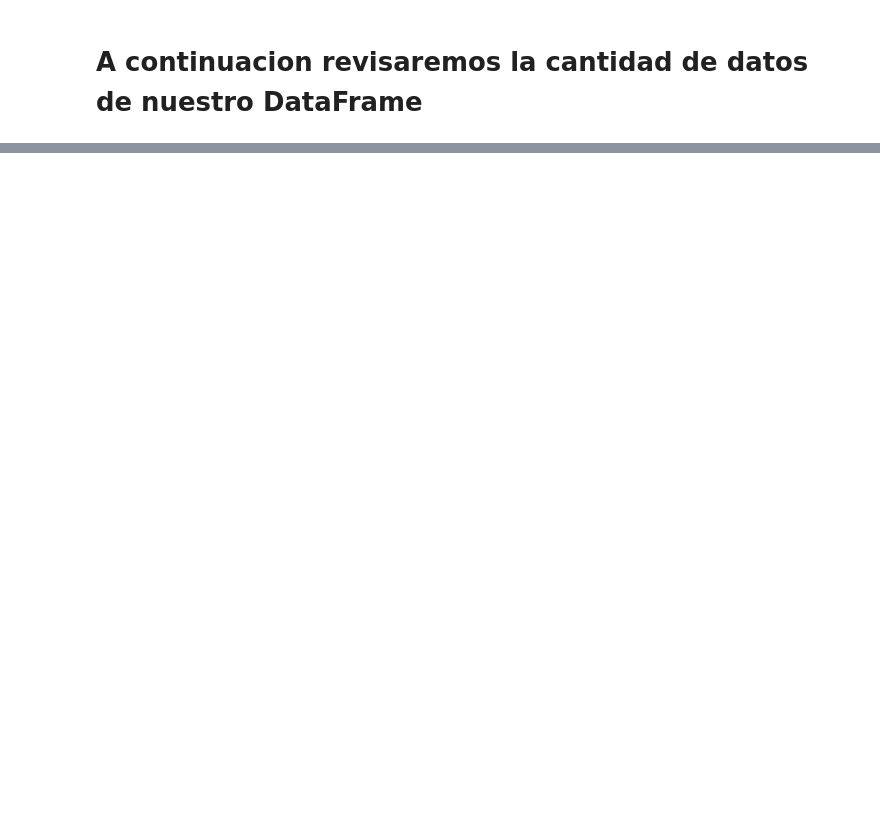
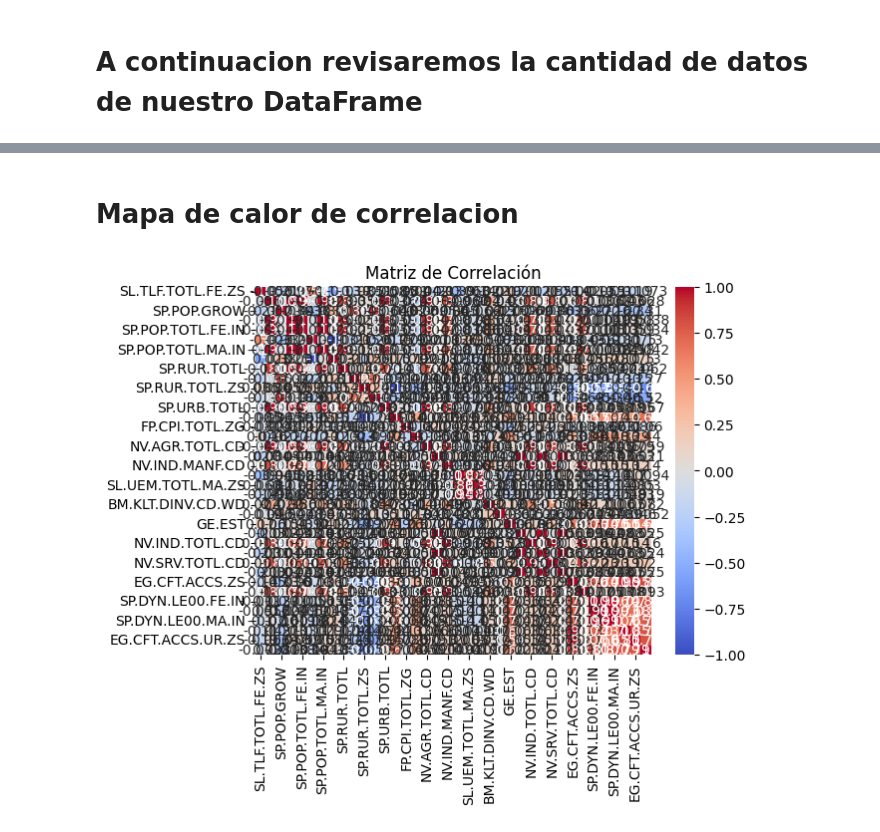
Before and after one commit to cristiancarcamo-netizen/Portafolio, a Jupyter notebook: World_bank.ipynb, the cells around one changed output, grey strips where cells are left out. Saved outputs shown, nothing was run; the diff lists cells and outputs as text; code cells hidden in the pictures; blank space fills up the shorter version.

```diff
--- a/World_bank.ipynb
+++ b/World_bank.ipynb
@@ -197,0 +344,13 @@ El dataframe contiene 197 filas y 36 columnas, de las cuales 24 contienen regist
+# %%
+scaler = StandardScaler()
+x_std = scaler.fit_transform(x)
+x_std = pd.DataFrame(x_std, columns=x.columns)
+# %% [markdown]
+# Mapa de calor de correlacion
+# %%
+corr = x_std.corr()
+sns.heatmap(corr, annot=True, cmap='coolwarm')
+plt.title("Matriz de Correlación")
+plt.show()
+# %% [output]
+[figure, added]
```
Also changed, not shown: parts of 68 cells of this notebook.
